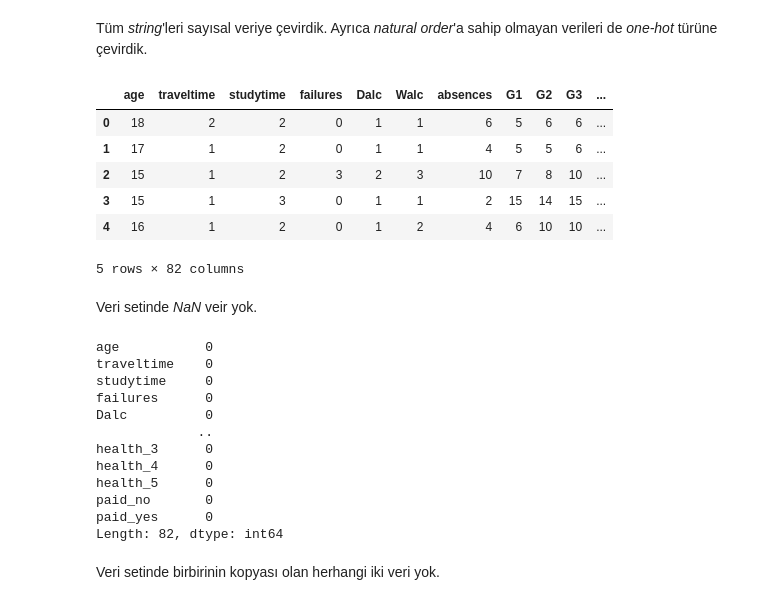
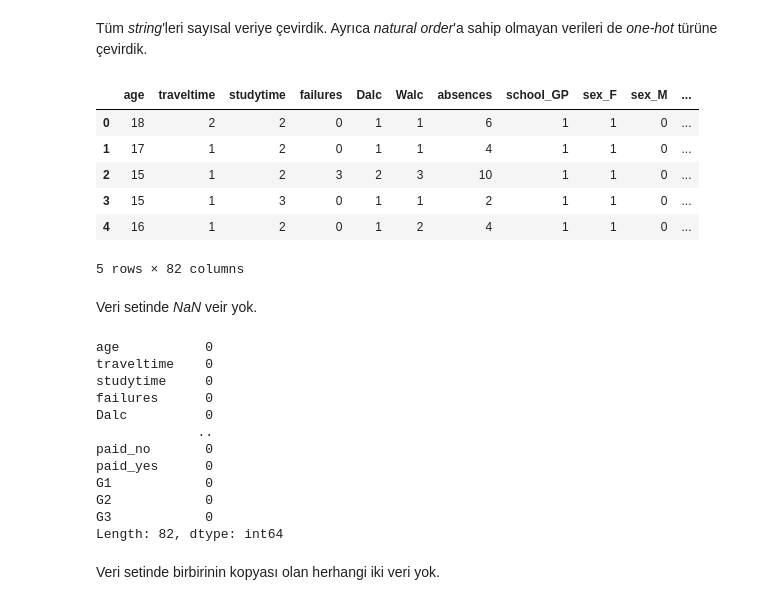
Before and after one commit to yigithankardas/StudentPerformancePrediction, a Jupyter notebook: model.ipynb, the cells around one changed output. Saved outputs shown, nothing was run; the diff lists cells and outputs as text; code cells hidden in the pictures.

```diff
--- a/model.ipynb
+++ b/model.ipynb
@@ -197,16 +197,24 @@ Veri setindeki sütunların açıklamarı şunlardır:<br>
 - __G3__: Öğrencinin final notu
 # %% [markdown]
 Tüm *string*'leri sayısal veriye çevirdik. Ayrıca *natural order*'a sahip olmayan verileri de *one-hot* türüne çevirdik.
+# %%
+g1 = df['G1']
+g2 = df['G2']
+g3 = df['G3']
+df = df.drop(labels=['G1', 'G2', 'G3'], axis=1)
 # %%
 df_numeric = pd.get_dummies(df, columns=['school', 'sex', 'address', 'famsize', 'Pstatus', 'Medu', 'Fedu', 'Mjob', 'Fjob', 'reason', 'guardian', 'schoolsup', 'famsup', 'activities', 'nursery', 'higher', 'internet', 'romantic', 'famrel', 'freetime', 'goout', 'health', 'paid'])
+df_numeric['G1'] = g1
+df_numeric['G2'] = g2
+df_numeric['G3'] = g3
 df_numeric.head()
 # %% [output]
-|  | age | traveltime | studytime | failures | Dalc | Walc | absences | G1 | G2 | G3 | ... |
-| 0 | 18 | 2 | 2 | 0 | 1 | 1 | 6 | 5 | 6 | 6 | ... |
-| 1 | 17 | 1 | 2 | 0 | 1 | 1 | 4 | 5 | 5 | 6 | ... |
-| 2 | 15 | 1 | 2 | 3 | 2 | 3 | 10 | 7 | 8 | 10 | ... |
-| 3 | 15 | 1 | 3 | 0 | 1 | 1 | 2 | 15 | 14 | 15 | ... |
-| 4 | 16 | 1 | 2 | 0 | 1 | 2 | 4 | 6 | 10 | 10 | ... |
+|  | age | traveltime | studytime | failures | Dalc | Walc | absences | school_GP | sex_F | sex_M | ... |
+| 0 | 18 | 2 | 2 | 0 | 1 | 1 | 6 | 1 | 1 | 0 | ... |
+| 1 | 17 | 1 | 2 | 0 | 1 | 1 | 4 | 1 | 1 | 0 | ... |
+| 2 | 15 | 1 | 2 | 3 | 2 | 3 | 10 | 1 | 1 | 0 | ... |
+| 3 | 15 | 1 | 3 | 0 | 1 | 1 | 2 | 1 | 1 | 0 | ... |
+| 4 | 16 | 1 | 2 | 0 | 1 | 2 | 4 | 1 | 1 | 0 | ... |
 5 rows × 82 columns
 # %% [markdown]
 Veri setinde *NaN* veir yok.
@@ -219,11 +227,11 @@ studytime     0
 failures      0
 Dalc          0
              ..
-health_3      0
-health_4      0
-health_5      0
 paid_no       0
 paid_yes      0
+G1            0
+G2            0
+G3            0
 Length: 82, dtype: int64
 # %% [markdown]
 Veri setinde birbirinin kopyası olan herhangi iki veri yok.
```
Also changed, not shown: parts of 16 cells of this notebook.
